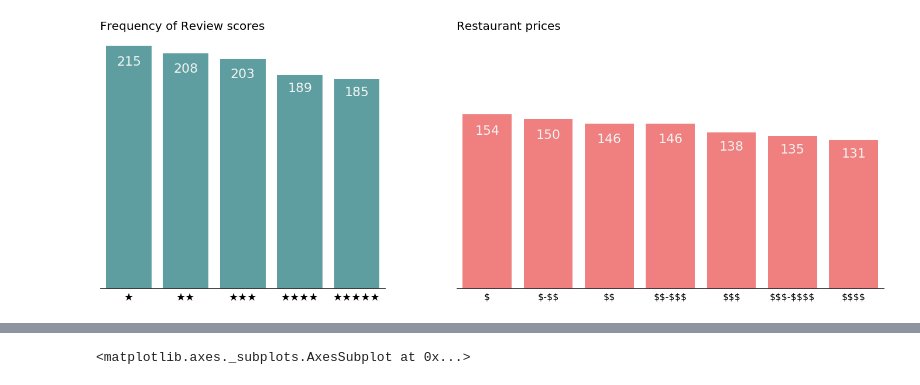
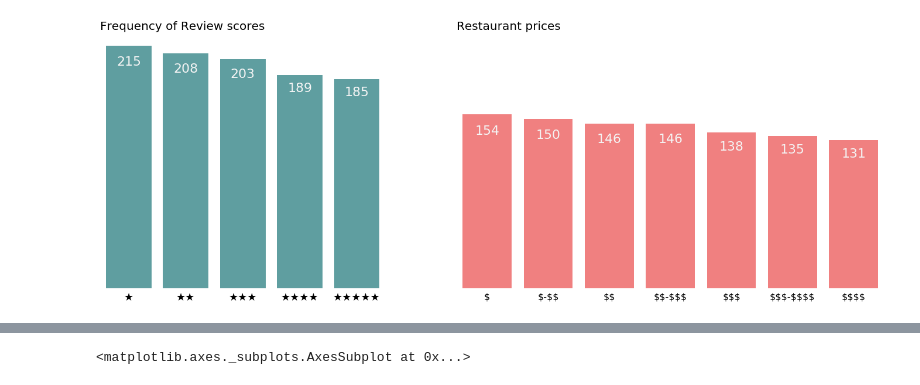
Before and after one commit to annarenneke/Group19, a Jupyter notebook: EXAM/Descriptive Stat.ipynb, the cells around one changed output, grey strips where cells are left out. Saved outputs shown, nothing was run; the diff lists cells and outputs as text; code cells hidden in the pictures.

Commit message:
plots

```diff
--- a/EXAM/Descriptive Stat.ipynb
+++ b/EXAM/Descriptive Stat.ipynb
@@ -7,7 +7,13 @@ import seaborn as sns
 df = pd.DataFrame()
 df['review'] = np.random.randint(1 , 6  , size = 1000)
 df['price'] = np.random.randint(2 , 9 , size = 1000) / 2
+df['type'] = 'type1'
+df['type'].iloc[:666] = 'type2'
+df['type'].iloc[500:] = 'type3'
+df['type'].iloc[:100] = 'type1'
 # %%
+#FREQUENCY PLOTS
+
 fig , (ax , ax2) = plt.subplots(1 , 2 , figsize = (24, 8) , sharey = True , gridspec_kw={'width_ratios' : [1 , 1.5]})
 
 #First plot
@@ -20,32 +26,32 @@ ax.set_xticklabels(["★","★★","★★★","★★★★","★★★★★"]
 
 ax.tick_params(axis = 'x' , which = 'both' , bottom = False , top = False) #Removes ticks
 
 ax.get_yaxis().set_visible(False)
 
 #Adding data values
 for p in ax.patches:
     ax.text(p.get_x() + p.get_width()/2., p.get_height()/1.1, '%d' % int(p.get_height()),
             fontsize=22, ha='center', va='bottom' , color = 'whitesmoke')
 
 #Second plot
 
 ax2 = sns.barplot(x = ['$' , '$-$$' , '\$$', '$$-$$$' , '$$$' , '$$$-$$$$' , '\$$$$'] , y = df['price'].value_counts() , data = df , color = 'lightcoral' , saturation = 1 , ax = ax2)
 
 ax2.set_title('Restaurant prices' , loc = 'left' , fontsize = 20)
 
 ax2.set_xticklabels(['$' , '$-$$' , '\$$', '$$-$$$' , '$$$' , '$$$-$$$$' , '\$$$$'] , fontsize = 16)
 
 ax2.tick_params(axis = 'x' , which = 'both' , bottom = False , top = False) #Removes ticks
 
 ax2.get_yaxis().set_visible(False)
 
 for p in ax2.patches:
     ax2.text(p.get_x() + p.get_width()/2., p.get_height()/1.15, '%d' % int(p.get_height()),
             fontsize=22, ha='center', va='bottom' , color = 'whitesmoke')
 
 
-sns.despine(left = True) #Removes border
+sns.despine(left = True , bottom = True) #Removes border
 
 plt.savefig('freq_plot.png')
 # %% [output]
-[figure, old version]
+[figure, new version]
```
Also changed, not shown: parts of 2 cells of this notebook, 1 other file.
